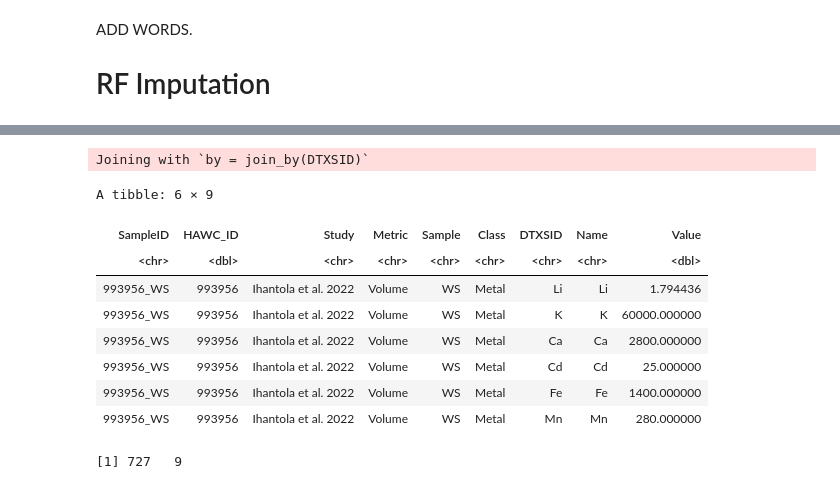
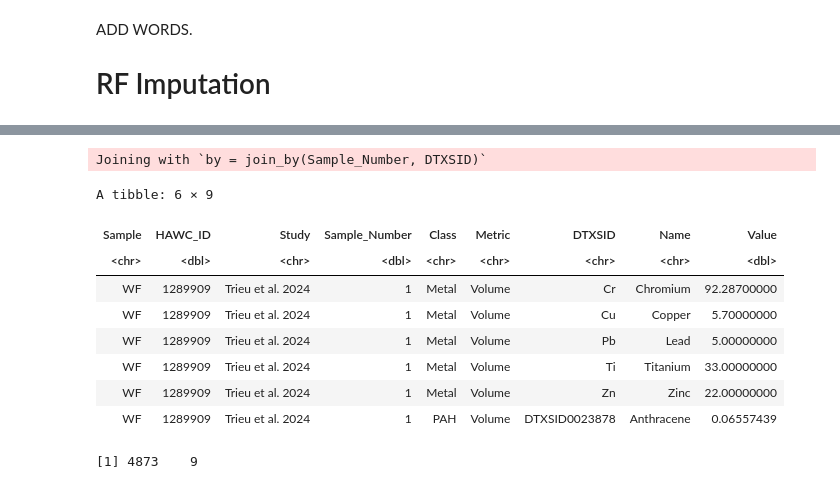
Before and after one commit to UNC-CEMALB/P1015.-Wildfire_Suffcient_Similiarity, a Jupyter notebook: 1. Data Processing/Data Processing.ipynb, the cells around one changed output, grey strips where cells are left out. Saved outputs shown, nothing was run; the diff lists cells and outputs as text; code cells hidden in the pictures.

```diff
--- a/1. Data Processing/Data Processing.ipynb
+++ b/1. Data Processing/Data Processing.ipynb
@@ -664,7 +664,7 @@ random_forest_imputation = function(dataset){
 
     # """
 
-    preimputed_df = dataset[,6:ncol(dataset)]
+    preimputed_df = dataset[,7:ncol(dataset)]
 
     imputed_RF_object = missForest(as.matrix(preimputed_df))
     imputed_RF_df = imputed_RF_object$ximp
@@ -688,34 +697,25 @@ ERROR: Error in match.names(clabs, names(xi)): names do not match previous names
 # %%
 # adding back in name col
 final_df = left_join(rf_imputed_df,
-                      combined_df[,c(5,7:8)] %>%
-    # metals don't have a DTXSID, so making that col their name
-    mutate(DTXSID = ifelse(grepl("NA", DTXSID), Name, DTXSID)) %>%
-    mutate(Name = ifelse(Name == 'Dibenz(ah)anthracene', 'Dibenzo(ah)anthracene',
-                    ifelse(Name == 'Benz(a)anthracene', 'Benzo(a)anthracene',
-                        ifelse(Name == 'o-Xylene', 'O-xylene',
-                            ifelse(Name == 'Propylbenzene (Benzene, propyl)', 'Propylbenzene',
-                                ifelse(Name == 'n-Hexane', 'Hexane',
-                                    ifelse(Name == 'Carbon tetrachloride (tetrachloromethane)', 'Carbon tetrachloride',
-                                        ifelse(Name == 'Trichloromethane (Chloroform)', 'Chloroform', Name)))))))) %>%
+                      combined_df[,c(4:5,7:8)] %>%
     unique())
 
-final_df = final_df[,c(1,2,5,3,4,8,6,9,7)]
+final_df = final_df[,c(4,2,5,6,9,3,7,10,8)]
 
 head(final_df)
 dim(final_df)
 # %% [output]
-Joining with `by = join_by(DTXSID)`
+Joining with `by = join_by(Sample_Number, DTXSID)`
 A tibble: 6 × 9
-| SampleID | HAWC_ID | Study | Metric | Sample | Class | DTXSID | Name | Value |
-| <chr> | <dbl> | <chr> | <chr> | <chr> | <chr> | <chr> | <chr> | <dbl> |
-| 993956_WS | 993956 | Ihantola et al. 2022 | Volume | WS | Metal | Li | Li | 1.794436 |
-| 993956_WS | 993956 | Ihantola et al. 2022 | Volume | WS | Metal | K | K | 60000.000000 |
-| 993956_WS | 993956 | Ihantola et al. 2022 | Volume | WS | Metal | Ca | Ca | 2800.000000 |
-| 993956_WS | 993956 | Ihantola et al. 2022 | Volume | WS | Metal | Cd | Cd | 25.000000 |
-| 993956_WS | 993956 | Ihantola et al. 2022 | Volume | WS | Metal | Fe | Fe | 1400.000000 |
-| 993956_WS | 993956 | Ihantola et al. 2022 | Volume | WS | Metal | Mn | Mn | 280.000000 |
+| Sample | HAWC_ID | Study | Sample_Number | Class | Metric | DTXSID | Name | Value |
+| <chr> | <dbl> | <chr> | <dbl> | <chr> | <chr> | <chr> | <chr> | <dbl> |
+| WF | 1289909 | Trieu et al. 2024 | 1 | Metal | Volume | Cr | Chromium | 92.28700000 |
+| WF | 1289909 | Trieu et al. 2024 | 1 | Metal | Volume | Cu | Copper | 5.70000000 |
+| WF | 1289909 | Trieu et al. 2024 | 1 | Metal | Volume | Pb | Lead | 5.00000000 |
+| WF | 1289909 | Trieu et al. 2024 | 1 | Metal | Volume | Ti | Titanium | 33.00000000 |
+| WF | 1289909 | Trieu et al. 2024 | 1 | Metal | Volume | Zn | Zinc | 22.00000000 |
+| WF | 1289909 | Trieu et al. 2024 | 1 | PAH | Volume | DTXSID0023878 | Anthracene | 0.06557439 |
-[1] 727   9
+[1] 4873    9
 # %%
 # exporting
 write.xlsx(final_df, paste0(Output,"/", "Processed_Data_", cur_date, ".xlsx"),
```
Also changed, not shown: parts of 1 cell of this notebook.
